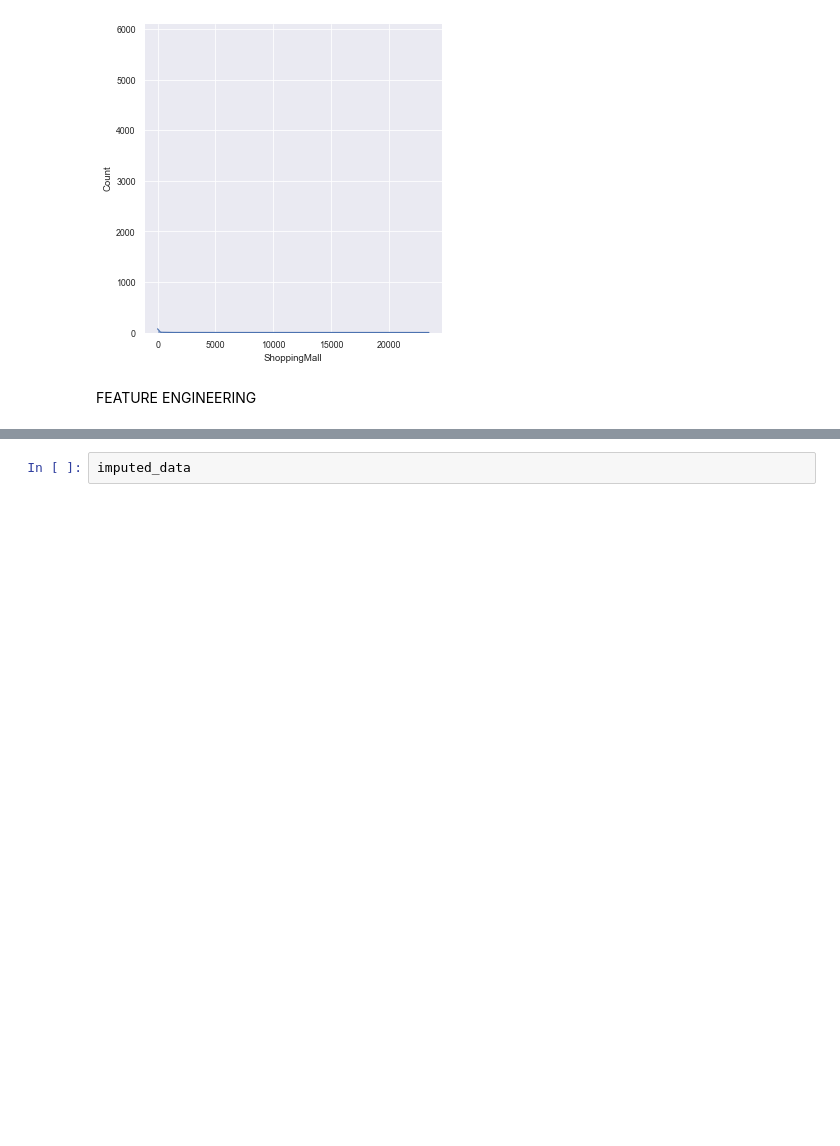
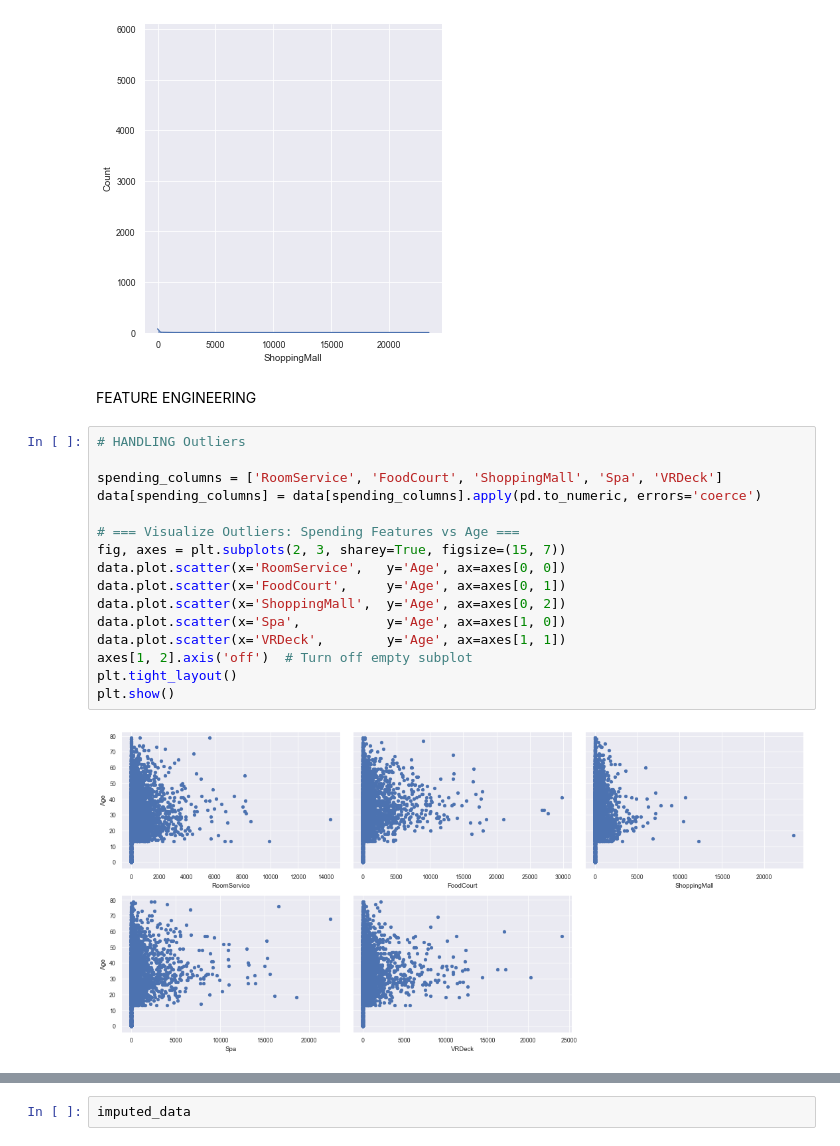
Before and after one commit to RMDS-GroupProject/spaceship_titanic, a Jupyter notebook: test.ipynb, the cells around one changed output, grey strips where cells are left out. Cells and saved outputs as stored; diff of their text form; blank space fills up the shorter version.

Commit message:
code to handle outliers for amenities

```diff
--- a/test.ipynb
+++ b/test.ipynb
@@ -285,3 +285,21 @@ sns.displot(data=data, x="ShoppingMall", kind="hist", kde=True)
 [figure]
 # %% [markdown]
 FEATURE ENGINEERING
+# %%
+# HANDLING Outliers
+
+spending_columns = ['RoomService', 'FoodCourt', 'ShoppingMall', 'Spa', 'VRDeck']
+data[spending_columns] = data[spending_columns].apply(pd.to_numeric, errors='coerce')
+
+# === Visualize Outliers: Spending Features vs Age ===
+fig, axes = plt.subplots(2, 3, sharey=True, figsize=(15, 7))
+data.plot.scatter(x='RoomService',   y='Age', ax=axes[0, 0])
+data.plot.scatter(x='FoodCourt',     y='Age', ax=axes[0, 1])
+data.plot.scatter(x='ShoppingMall',  y='Age', ax=axes[0, 2])
+data.plot.scatter(x='Spa',           y='Age', ax=axes[1, 0])
+data.plot.scatter(x='VRDeck',        y='Age', ax=axes[1, 1])
+axes[1, 2].axis('off')  # Turn off empty subplot
+plt.tight_layout()
+plt.show()
+# %% [output]
+[figure, added]
```
Also changed, not shown: parts of 13 cells of this notebook, 4 other files.
